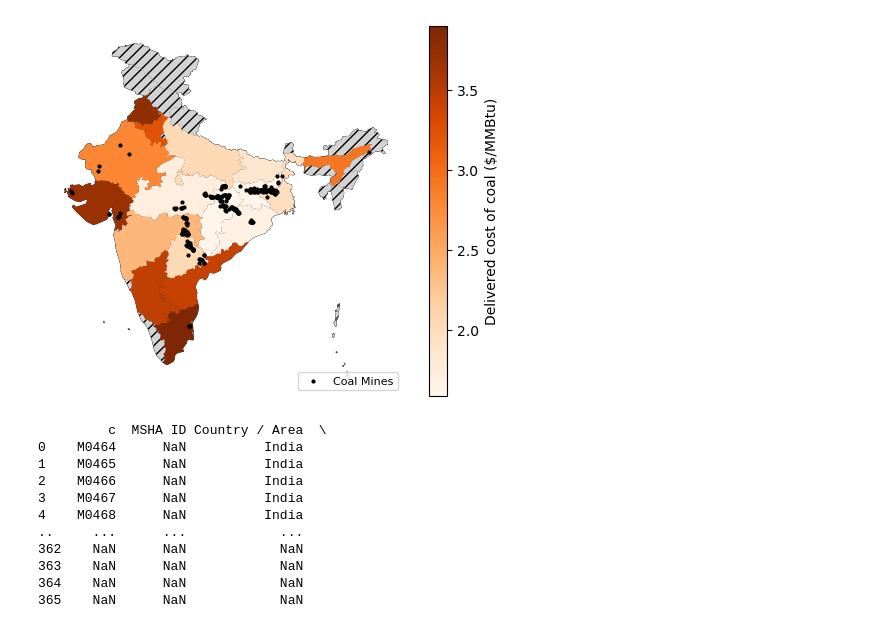
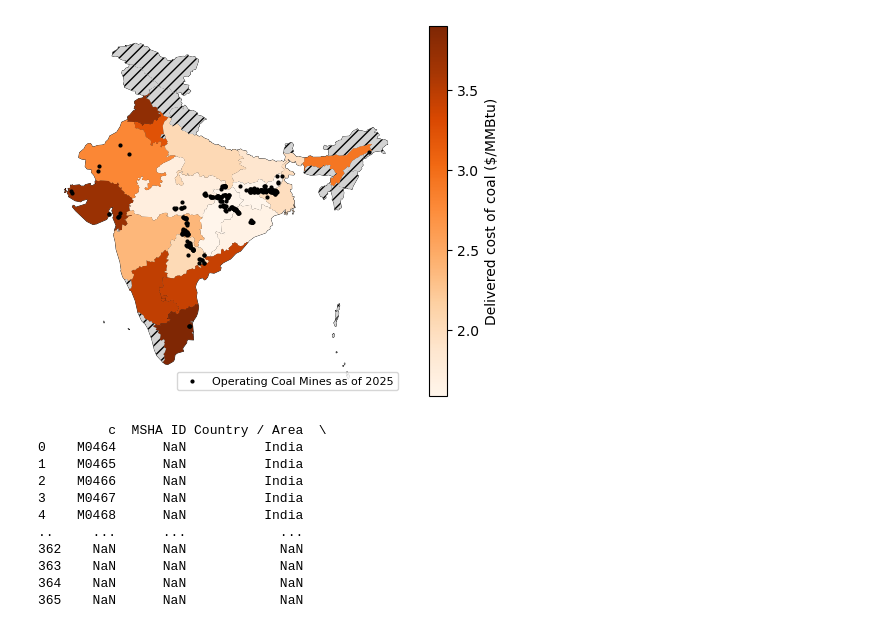
Before and after one commit to yifueve/India_SHR_dataset, a Jupyter notebook: India_coal_plant_map/State_wise_coal_price.ipynb, the cells around one changed output. Saved outputs shown, nothing was run; the diff lists cells and outputs as text; code cells hidden in the pictures.

Commit message:
update the operating coal mines

```diff
--- a/India_coal_plant_map/State_wise_coal_price.ipynb
+++ b/India_coal_plant_map/State_wise_coal_price.ipynb
@@ -20,22 +20,22 @@ State_name = ['Bihar', 'Jharkhand', 'Odisha',
               'Telangana', 'Chhattisgarh', 'Goa',
               'Gujarat', 'Maharashtra', 'Madhya Pradesh']
 # %%
-fp = '/Users/yifuding/Desktop/India_project_data/India_shape/india-polygon.shp'
+fp = '../india-polygon.shp'
 States = gpd.GeoDataFrame.from_file(fp, crs="EPSG:4326")
 ax = States.plot(edgecolor='k', color='white', linewidth=0.5)
 coal_mine = gpd.GeoDataFrame(coal_mine, geometry=gpd.points_from_xy(coal_mine['Longitude'], coal_mine['Latitude']))
 
 States = States.set_index('st_nm')
 StateLoad = States.join(coal_price)
 
 ax1 = StateLoad.plot(column = 'INR/Mcal', cmap='Oranges', ax=ax, legend=True, missing_kwds={"color": "lightgrey", "hatch": "///"},
                      legend_kwds={'label': "Delivered cost of coal ($/MMBtu)"})
-ax2 = coal_mine.plot(color='black', markersize=4, label='Coal Mines', ax=ax)
+ax2 = coal_mine.plot(color='black', markersize=4, label='Operating Coal Mines as of 2025', ax=ax)
 plt.legend(loc='lower right', fontsize=8)
 plt.axis('off')
 plt.savefig('coal_price.png', bbox_inches='tight')
 # %% [output]
-[figure, old version]
+[figure, new version]
 # %%
 # read the coal mine data
 coal_mine = pd.read_csv('India_coal_mine.csv')
```
Also changed, not shown: 1 other file.
